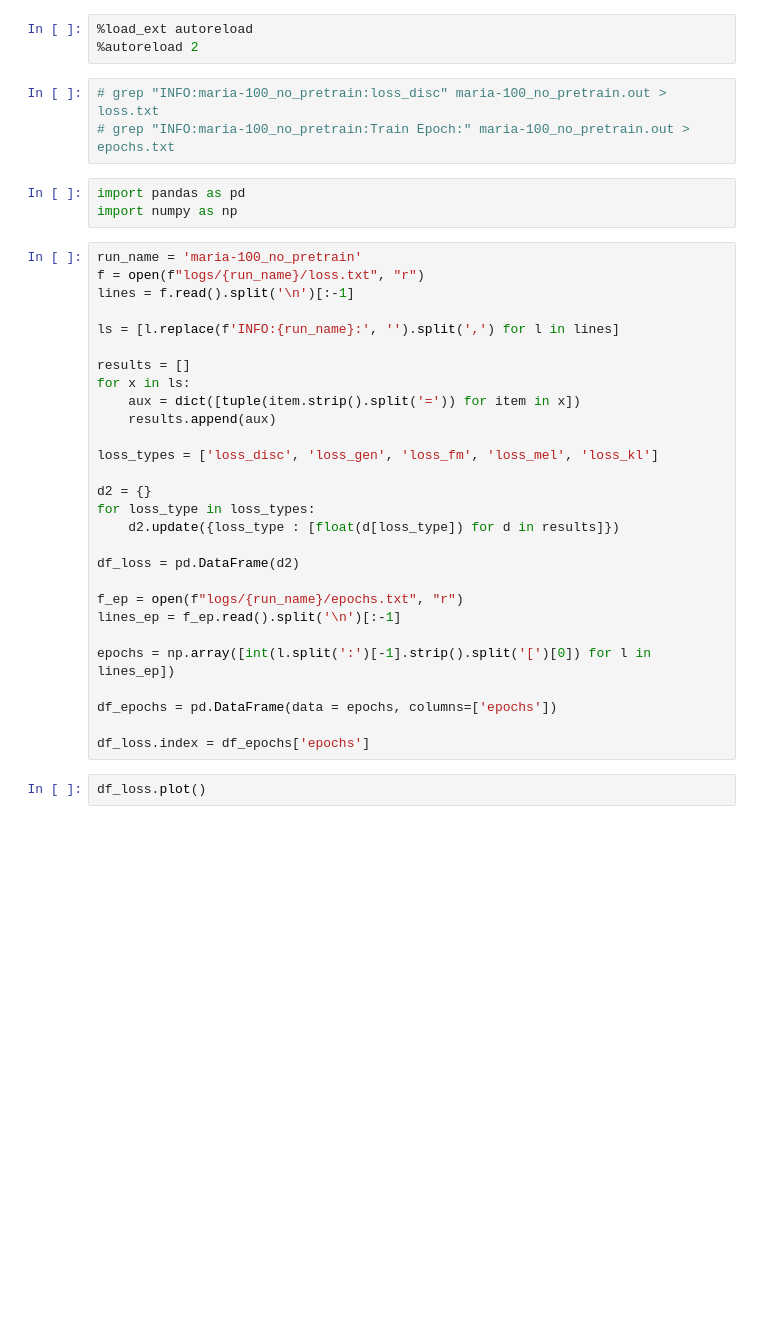
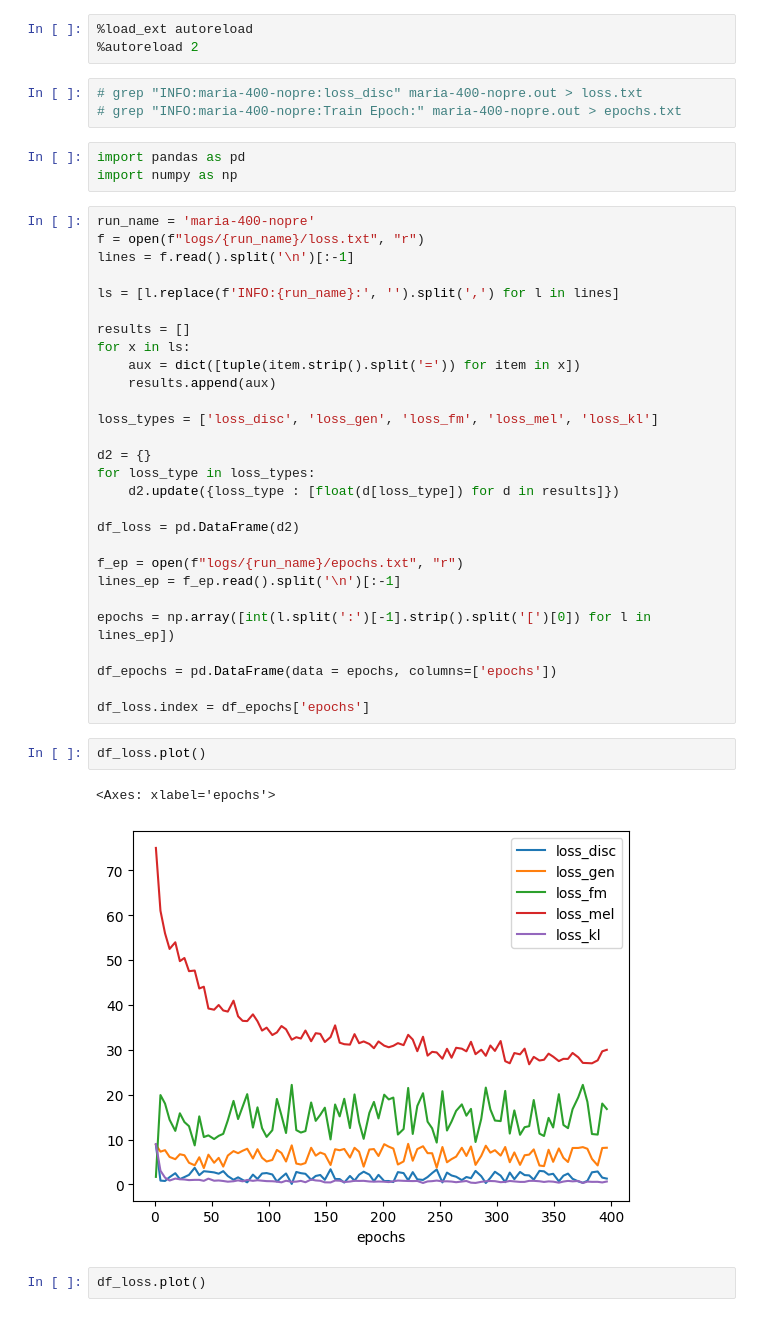
Before and after one commit to BSCCNS/Retrieval-based-Voice-Conversion-WebUI, a Jupyter notebook: plot_loss.ipynb, the cells around one changed output. Drawn from its saved outputs; the diff is of its cells as text; blank space fills up the shorter version.

```diff
--- a/plot_loss.ipynb
+++ b/plot_loss.ipynb
@@ -2,13 +2,13 @@
 %load_ext autoreload
 %autoreload 2
 # %%
-# grep "INFO:maria-100_no_pretrain:loss_disc" maria-100_no_pretrain.out > loss.txt
-# grep "INFO:maria-100_no_pretrain:Train Epoch:" maria-100_no_pretrain.out > epochs.txt
+# grep "INFO:maria-400-nopre:loss_disc" maria-400-nopre.out > loss.txt
+# grep "INFO:maria-400-nopre:Train Epoch:" maria-400-nopre.out > epochs.txt
 # %%
 import pandas as pd
 import numpy as np
 # %%
-run_name = 'maria-100_no_pretrain'
+run_name = 'maria-400-nopre'
 f = open(f"logs/{run_name}/loss.txt", "r")
 lines = f.read().split('\n')[:-1]
 
@@ -35,6 +35,11 @@ epochs = np.array([int(l.split(':')[-1].strip().split('[')[0]) for l in lines_ep
 df_epochs = pd.DataFrame(data = epochs, columns=['epochs'])
 
 df_loss.index = df_epochs['epochs']
+# %%
+df_loss.plot()
+# %% [output]
+<Axes: xlabel='epochs'>
+[figure, added]
 # %%
 df_loss.plot()
 # %% [output]
```
Also changed, not shown: parts of 1 cell of this notebook.
